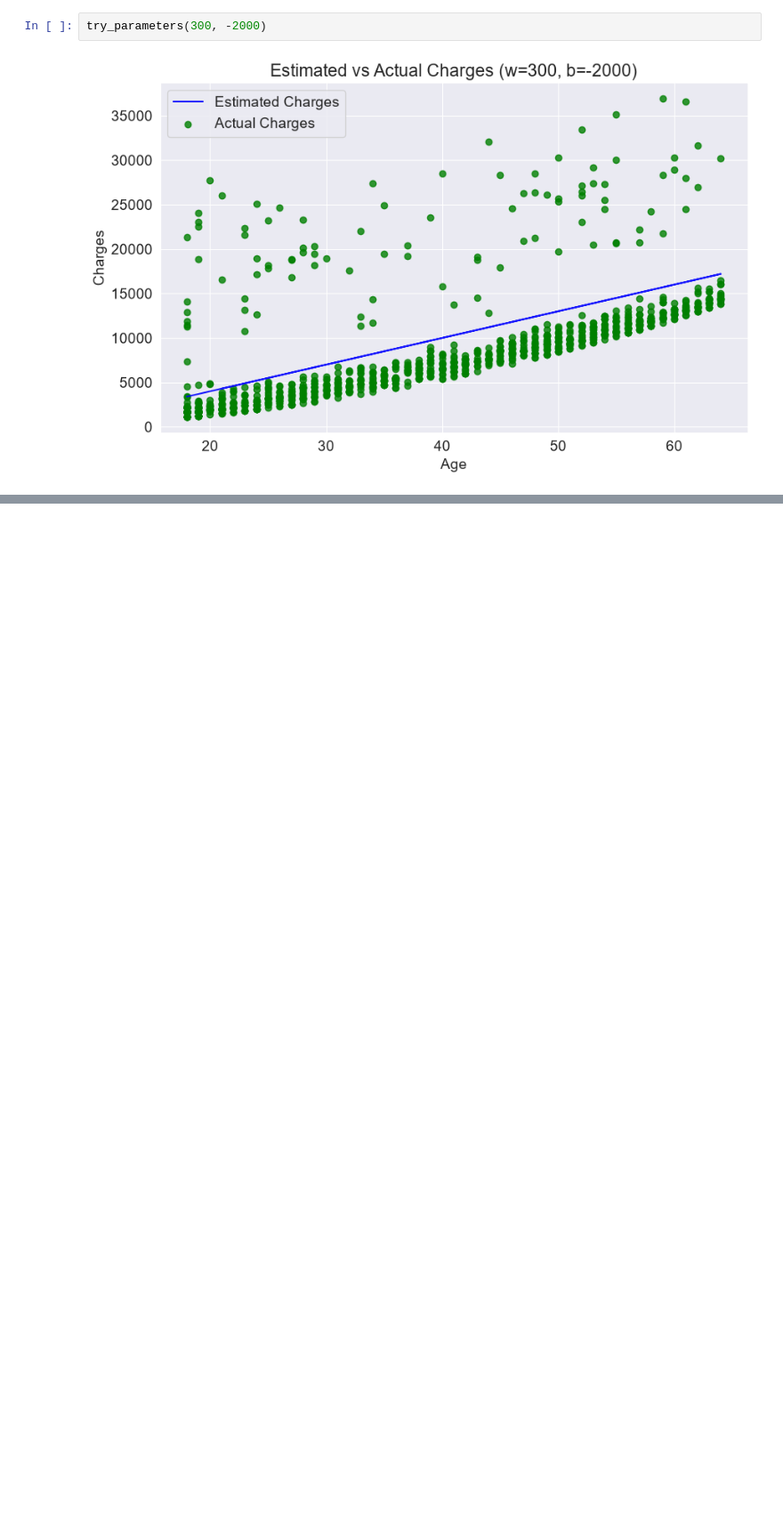
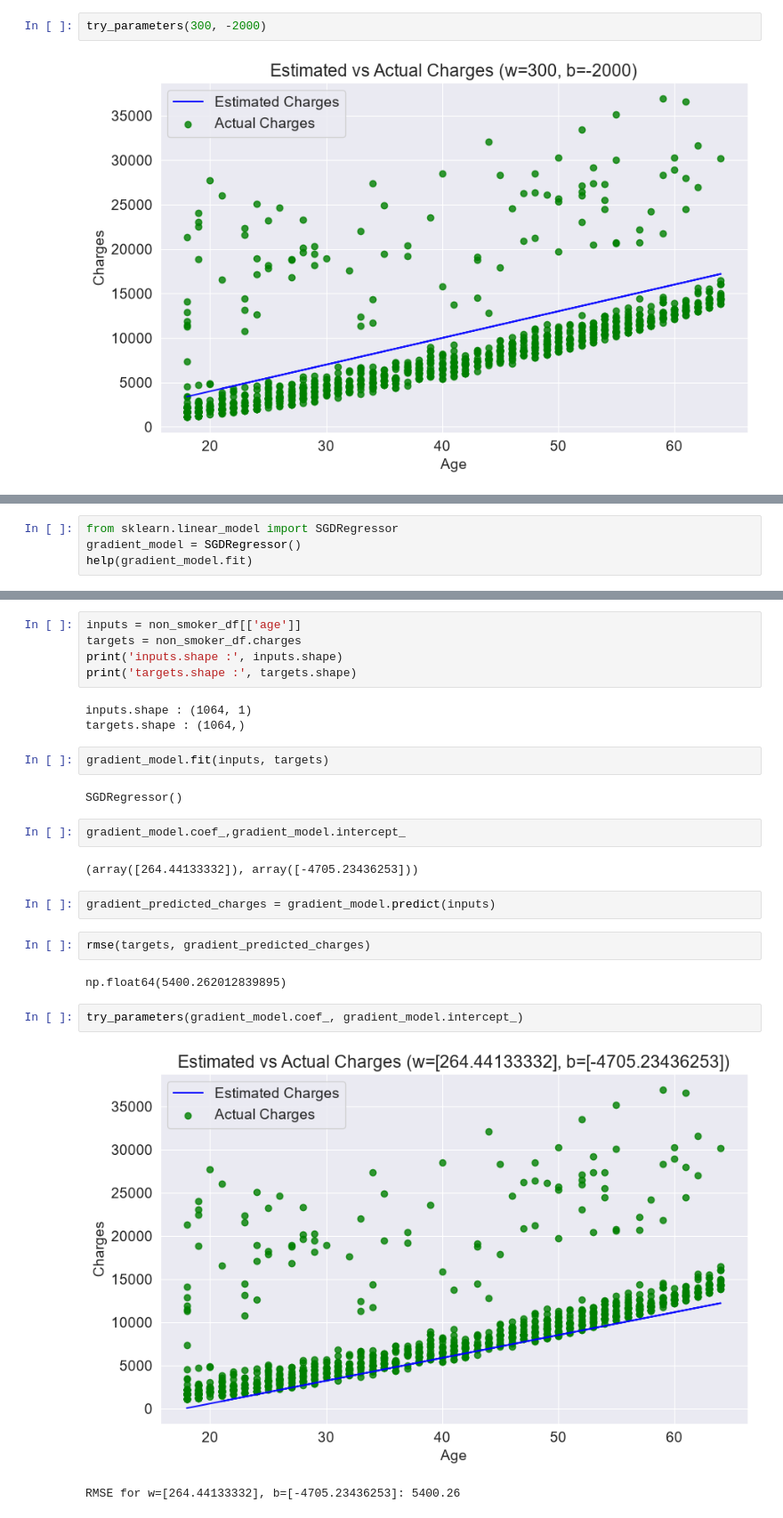
Before and after one commit to naren1003/Medical-Expendituer-calc, a Jupyter notebook: jy_ml.ipynb, the cells around one changed output, grey strips where cells are left out. Shown at 89% size. Cells and saved outputs as stored; diff of their text form; blank space fills up the shorter version.

```diff
--- a/jy_ml.ipynb
+++ b/jy_ml.ipynb
@@ -305,0 +389,4 @@ try_parameters(300, -2000)
+# %%
+from sklearn.linear_model import SGDRegressor
+gradient_model = SGDRegressor()
+help(gradient_model.fit)
@@ -305,0 +411,27 @@ try_parameters(300, -2000)
+# %%
+inputs = non_smoker_df[['age']]
+targets = non_smoker_df.charges
+print('inputs.shape :', inputs.shape)
+print('targets.shape :', targets.shape)
+# %% [output]
+inputs.shape : (1064, 1)
+targets.shape : (1064,)
+# %%
+gradient_model.fit(inputs, targets)
+# %% [output]
+SGDRegressor()
+# %%
+gradient_model.coef_,gradient_model.intercept_
+# %% [output]
+(array([264.44133332]), array([-4705.23436253]))
+# %%
+gradient_predicted_charges = gradient_model.predict(inputs)
+# %%
+rmse(targets, gradient_predicted_charges)
+# %% [output]
+np.float64(5400.262012839895)
+# %%
+try_parameters(gradient_model.coef_, gradient_model.intercept_)
+# %% [output]
+[figure, added]
+RMSE for w=[264.44133332], b=[-4705.23436253]: 5400.26
```
Also changed, not shown: parts of 13 cells of this notebook.
